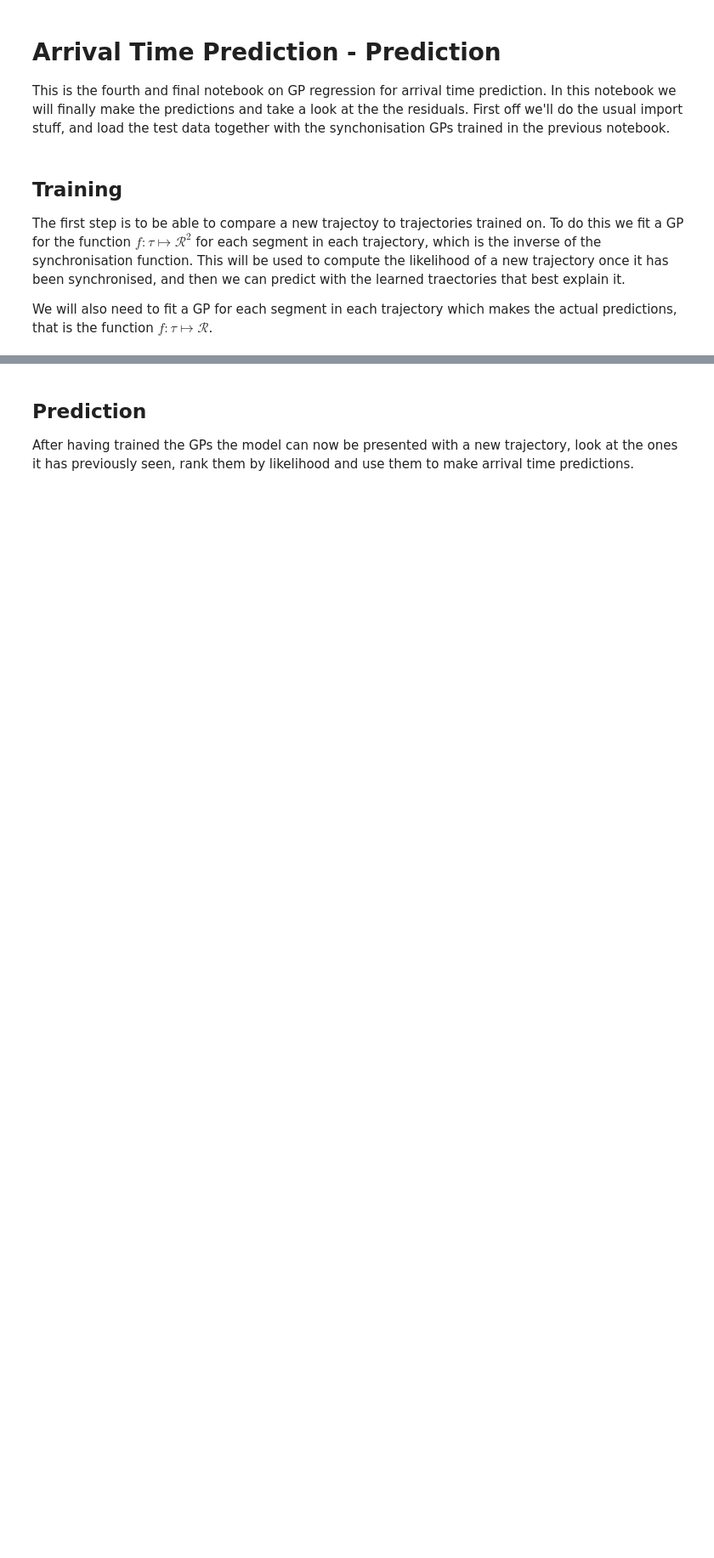
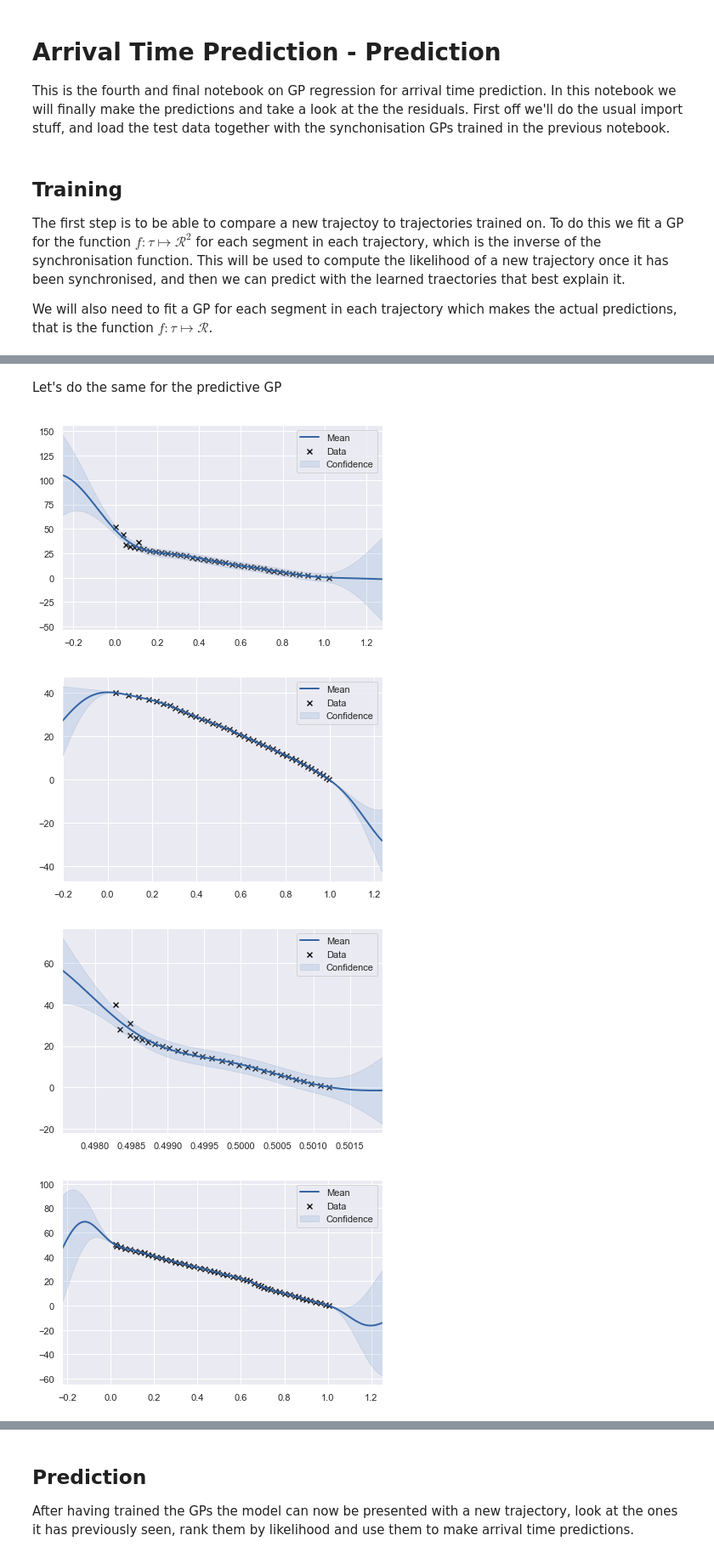
Before and after one commit to M20190649/TDDE19-bus-arrival-time, a Jupyter notebook: GP/Arrival Time Prediction 4 - Prediction.ipynb, the cells around one changed output, grey strips where cells are left out. Shown at 85% size. Drawn from its saved outputs; the diff is of its cells as text; code cells hidden in the pictures; blank space fills up the shorter version.

```diff
--- a/GP/Arrival Time Prediction 4 - Prediction.ipynb
+++ b/GP/Arrival Time Prediction 4 - Prediction.ipynb
@@ -286 +182,13 @@ for lik_model, pred_model in traj_one_gps.values():
 ... (8 outputs left out)
+# %% [markdown]
+Let's do the same for the predictive GP
+# %%
+import GPy
+traj_one_gps = traj_gps[list(traj_gps.keys())[0]]
+for lik_model, pred_model in traj_one_gps.values():
+    pred_model.model.plot()
+# %% [output]
+[figure, added]
+[figure, added]
+[figure, added]
+[figure, added]
```
Also changed, not shown: parts of 13 cells of this notebook, 3 other files.
